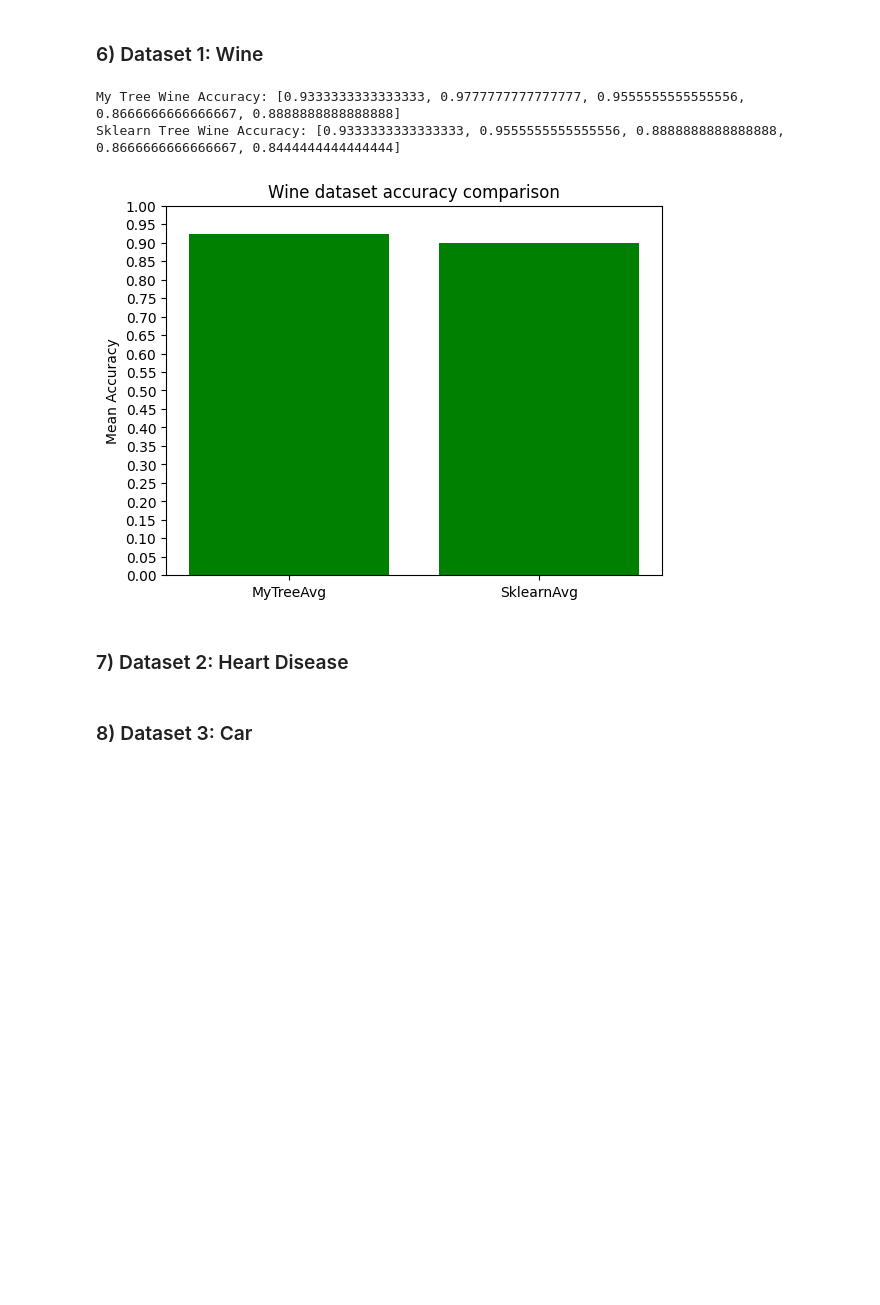
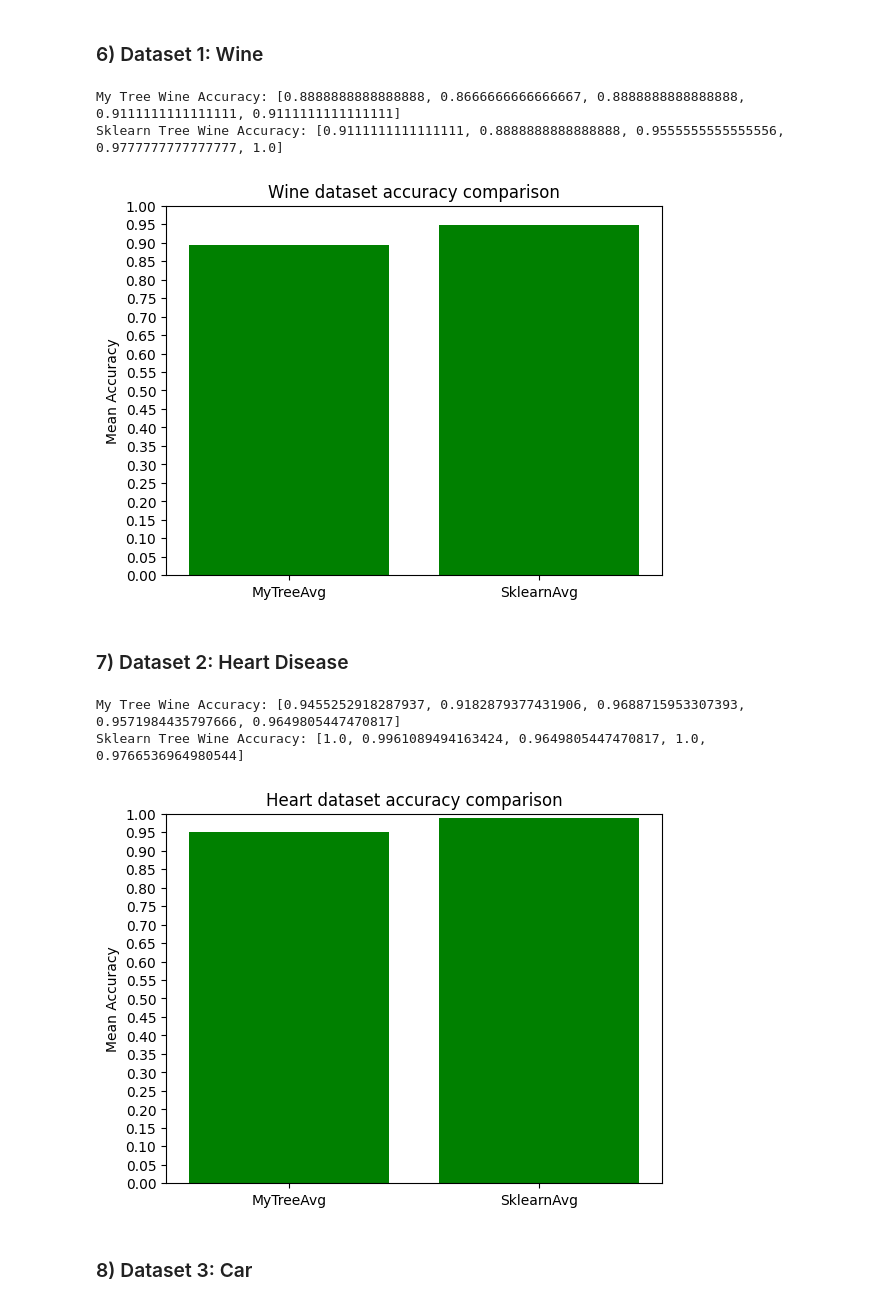
Before and after one commit to JoelScarinius/Decision_Tree_Induction, a Jupyter notebook: ML-Assignment_2_Joel_Scarinius_Stavmo.ipynb, the cells around one changed output. Saved outputs shown, nothing was run; the diff lists cells and outputs as text; code cells hidden in the pictures; blank space fills up the shorter version.

```diff
--- a/ML-Assignment_2_Joel_Scarinius_Stavmo.ipynb
+++ b/ML-Assignment_2_Joel_Scarinius_Stavmo.ipynb
@@ -219,13 +247,15 @@ def predict_with_tree(features, test, tree):
     threshold = tree['threshold']
 
     if isinstance(features[0][feature_idx], (int, float, np.float64)):
-        if test[feature_idx] < threshold:
+        if np.float64(test[feature_idx]) < np.float64(threshold):
             return predict_with_tree(features, test, tree['left'])
         else:
             return predict_with_tree(features, test, tree["right"])
     else:
-        # categorical
-        pass
+        if test[feature_idx] == threshold:
+            return predict_with_tree(features, test, tree["left"])
+        else:
+            return predict_with_tree(features, test, tree["right"])
 # %% [markdown]
 ## Test decision tree model, compare with scikit learn, and plot dataset results
 
@@ -317,27 +348,75 @@ plt.yticks(np.arange(0, 1.1, 0.05))
 plt.ylim([0,1])
 plt.show()
 # %% [output]
-My Tree Wine Accuracy: [0.9333333333333333, 0.9777777777777777, 0.9555555555555556, 0.8666666666666667, 0.8888888888888888]
-Sklearn Tree Wine Accuracy: [0.9333333333333333, 0.9555555555555556, 0.8888888888888888, 0.8666666666666667, 0.8444444444444444]
+My Tree Wine Accuracy: [0.8888888888888888, 0.8666666666666667, 0.8888888888888888, 0.9111111111111111, 0.9111111111111111]
+Sklearn Tree Wine Accuracy: [0.9111111111111111, 0.8888888888888888, 0.9555555555555556, 0.9777777777777777, 1.0]
-[figure, old version]
+[figure, new version]
 # %% [markdown]
 ### 7) Dataset 2: Heart Disease
 # %%
-data_heart = pd.read_csv("heart.csv").to_numpy()
+data_wine = pd.read_csv("heart.csv").to_numpy()
+
+accuracies_my_tree = []
+accuracies_sklearn_tree = []
 
 # TODO: Set up the data and split it into train and test-sets.
+data_wine_features = data_wine[:, :-1]
+data_wine_labels = data_wine[:, -1]
 
-# TODO: Train and test your implemented tree model.
-# NOTE: Use the same train/test split for your tree model and the scikit learn model
+for _ in range(5):
+    train_features, test_features, train_labels, test_labels = train_test_split(
+        data_wine_features,
+        data_wine_labels,
+        test_size=0.25,
+        train_size=0.75,
+        shuffle=True,
+    )
 
-# TODO: Train and test scikit learns tree model.
-# NOTE: Use the same train/test split for your tree model and the scikit learn model
+    data = np.column_stack((train_features, train_labels))
+
+    # TODO: Train and test your implemented tree model.
+    # NOTE: Use the same train/test split for your tree model and the scikit learn model
+    predictions = []
+
+    my_tree = grow_tree(data, 0, 10)
+
+    for feature_row in test_features:
+        prediction = predict_with_tree(train_features, feature_row, my_tree)
+        predictions.append(prediction)
+
+    accuracy_my_tree = accuracy_score(test_labels, predictions)
+    accuracies_my_tree.append(accuracy_my_tree)
+    # TODO: Train and test scikit learns tree model.
+    # NOTE: Use the same train/test split for your tree model and the scikit learn model
+    decision_tree_classifier = DecisionTreeClassifier(max_depth=10, min_samples_split=2)
+    decision_tree_classifier.fit(train_features, train_labels)
+    sklearn_predictions = decision_tree_classifier.predict(test_features)
+    accuracy_sklearn = accuracy_score(test_labels, sklearn_predictions)
+    accuracies_sklearn_tree.append(accuracy_sklearn)
+
+print("My Tree Wine Accuracy:", accuracies_my_tree)
+print("Sklearn Tree Wine Accuracy:", accuracies_sklearn_tree)
 
 # TODO: Do the above at least 5 times
 # NOTE: Use loops here!
 
 # TODO: Plot the results with matplotlib (plt)
 # NOTE: One plot with all results is enough
+plt.figure()
+plt.bar(
+    ["MyTreeAvg", "SklearnAvg"],
+    [np.mean(accuracies_my_tree), np.mean(accuracies_sklearn_tree)],
+    color="green",
+)
+plt.title("Heart dataset accuracy comparison")
+plt.ylabel("Mean Accuracy")
+plt.yticks(np.arange(0, 1.1, 0.05))
+plt.ylim([0, 1])
+plt.show()
+# %% [output]
+My Tree Wine Accuracy: [0.9455252918287937, 0.9182879377431906, 0.9688715953307393, 0.9571984435797666, 0.9649805447470817]
+Sklearn Tree Wine Accuracy: [1.0, 0.9961089494163424, 0.9649805447470817, 1.0, 0.9766536964980544]
+[figure, added]
 # %% [markdown]
 ### 8) Dataset 3: Car
 # %%
```
Also changed, not shown: parts of 7 cells of this notebook.
